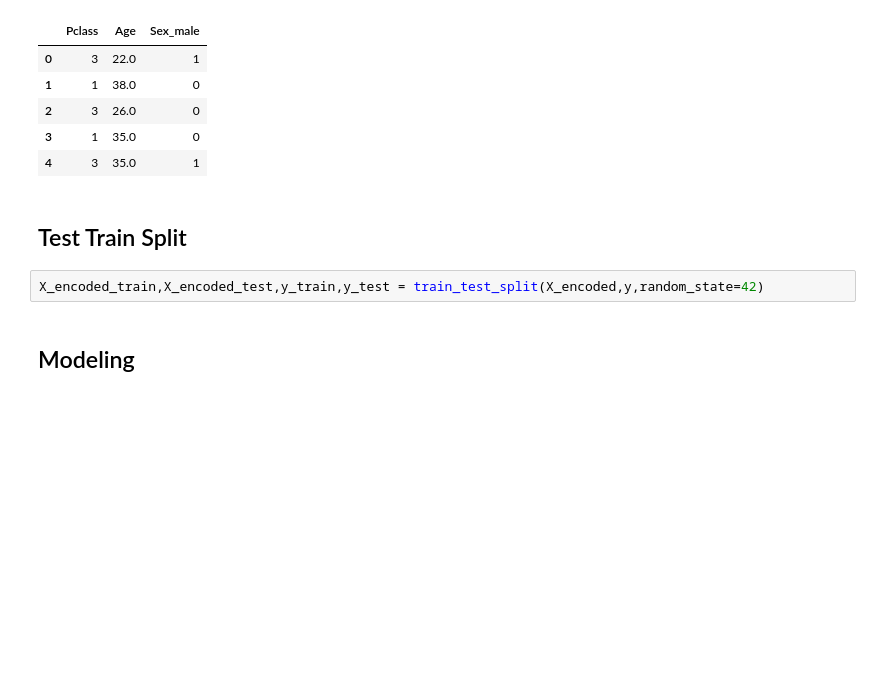
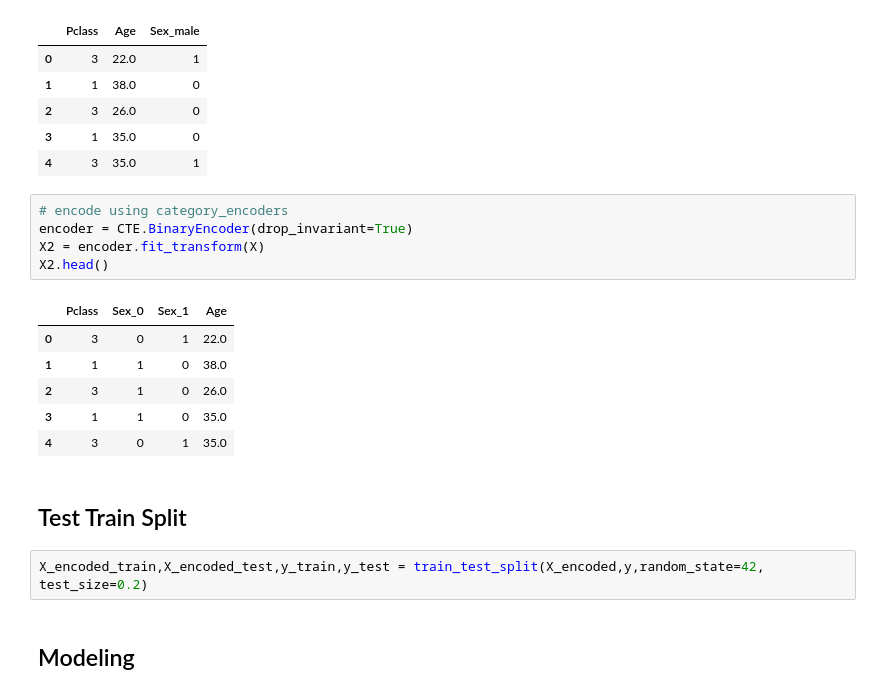
Before and after one commit to Patricknmaina/ClassificationMetrics, a Jupyter notebook: index.ipynb, the cells around one changed output. Cells and saved outputs as stored; diff of their text form; blank space fills up the shorter version.

```diff
--- a/index.ipynb
+++ b/index.ipynb
@@ -138,10 +138,22 @@ X_encoded.head()
 | 2 | 3 | 26.0 | 0 |
 | 3 | 1 | 35.0 | 0 |
 | 4 | 3 | 35.0 | 1 |
+# %%
+# encode using category_encoders
+encoder = CTE.BinaryEncoder(drop_invariant=True)
+X2 = encoder.fit_transform(X)
+X2.head()
+# %% [output]
+|  | Pclass | Sex_0 | Sex_1 | Age |
+| 0 | 3 | 0 | 1 | 22.0 |
+| 1 | 1 | 1 | 0 | 38.0 |
+| 2 | 3 | 1 | 0 | 26.0 |
+| 3 | 1 | 1 | 0 | 35.0 |
+| 4 | 3 | 0 | 1 | 35.0 |
 # %% [markdown]
 ## Test Train Split
 # %%
-X_encoded_train,X_encoded_test,y_train,y_test = train_test_split(X_encoded,y,random_state=42)
+X_encoded_train,X_encoded_test,y_train,y_test = train_test_split(X_encoded,y,random_state=42, test_size=0.2)
 # %% [markdown]
 ## Modeling
 # %%
```
Also changed, not shown: parts of 30 cells of this notebook.
